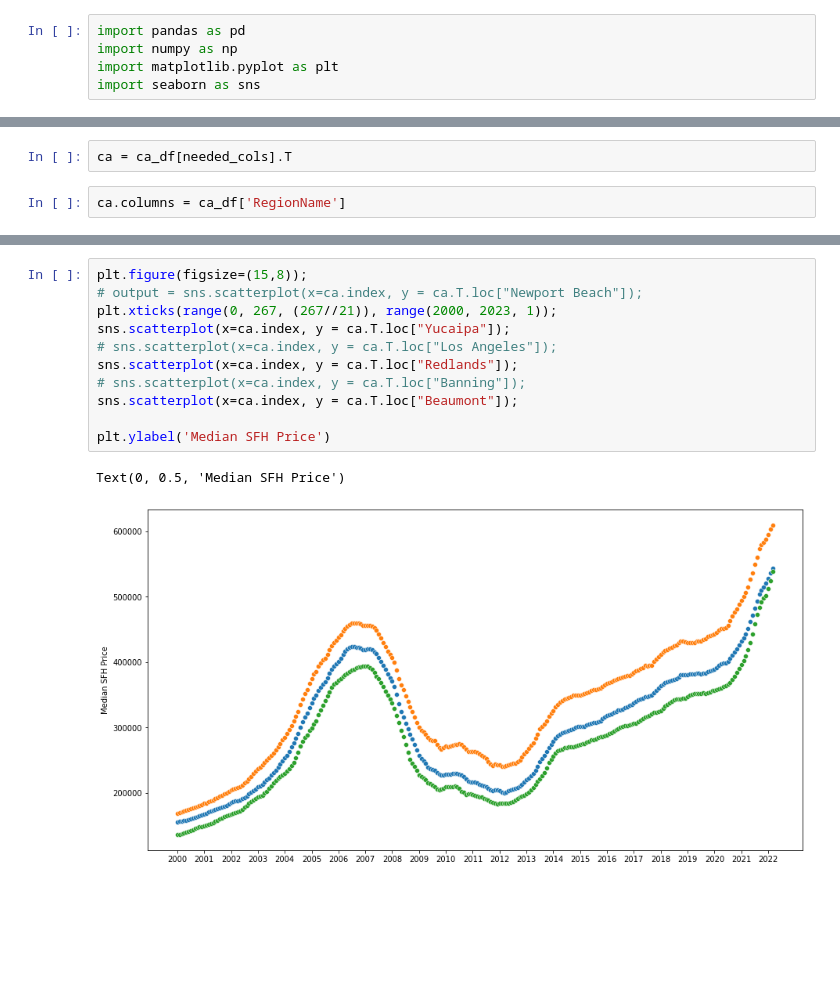
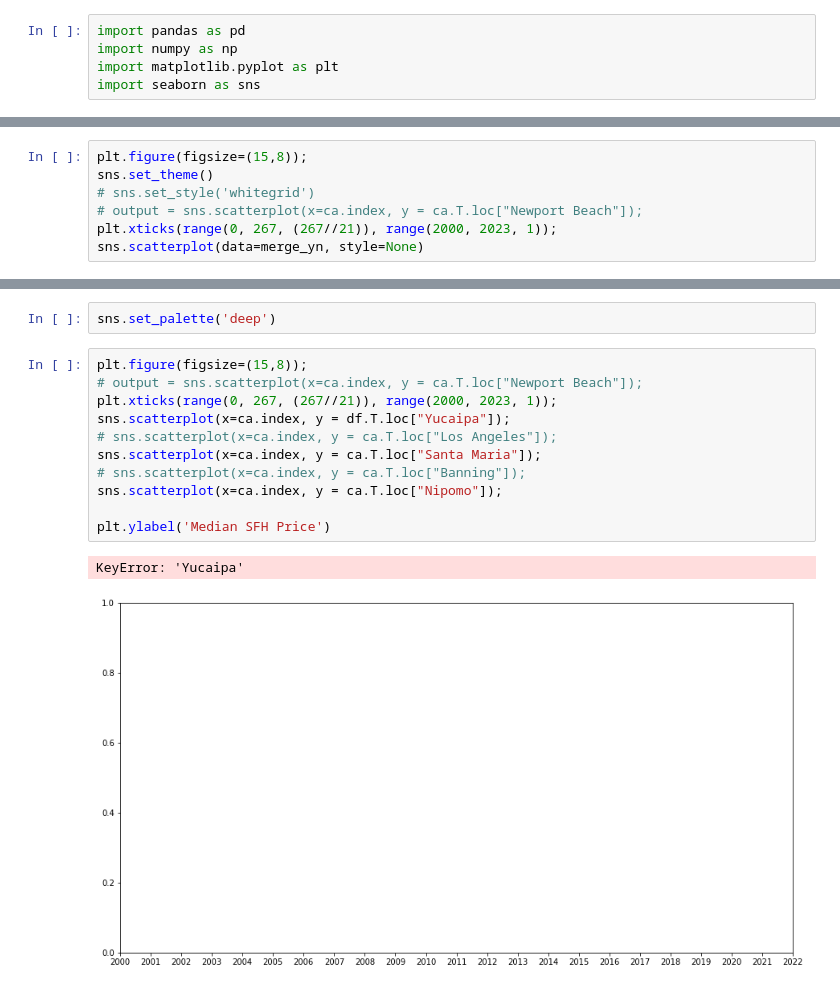
Before and after one commit to sayerjk/realestate-calc, a Jupyter notebook: DS_520_RealEstateCalculator_sjk_v01.ipynb, the cells around one changed output, grey strips where cells are left out. Saved outputs shown, nothing was run; the diff lists cells and outputs as text; blank space fills up the shorter version.

```diff
--- a/DS_520_RealEstateCalculator_sjk_v01.ipynb
+++ b/DS_520_RealEstateCalculator_sjk_v01.ipynb
@@ -70,4 +36,0 @@ Index(['2000-01-31', '2000-02-29', '2000-03-31', '2000-04-30', '2000-05-31',
-# %%
-ca = ca_df[needed_cols].T
-# %%
-ca.columns = ca_df['RegionName']
@@ -89,0 +65,7 @@ ca
+# %%
+plt.figure(figsize=(15,8));
+sns.set_theme()
+# sns.set_style('whitegrid')
+# output = sns.scatterplot(x=ca.index, y = ca.T.loc["Newport Beach"]);
+plt.xticks(range(0, 267, (267//21)), range(2000, 2023, 1));
+sns.scatterplot(data=merge_yn, style=None)
@@ -90,14 +75,16 @@ ca
+# %%
+sns.set_palette('deep')
 # %%
 plt.figure(figsize=(15,8));
 # output = sns.scatterplot(x=ca.index, y = ca.T.loc["Newport Beach"]);
 plt.xticks(range(0, 267, (267//21)), range(2000, 2023, 1));
-sns.scatterplot(x=ca.index, y = ca.T.loc["Yucaipa"]);
+sns.scatterplot(x=ca.index, y = df.T.loc["Yucaipa"]);
 # sns.scatterplot(x=ca.index, y = ca.T.loc["Los Angeles"]);
-sns.scatterplot(x=ca.index, y = ca.T.loc["Redlands"]);
+sns.scatterplot(x=ca.index, y = ca.T.loc["Santa Maria"]);
 # sns.scatterplot(x=ca.index, y = ca.T.loc["Banning"]);
-sns.scatterplot(x=ca.index, y = ca.T.loc["Beaumont"]);
+sns.scatterplot(x=ca.index, y = ca.T.loc["Nipomo"]);
 
 plt.ylabel('Median SFH Price')
 # %% [output]
-Text(0, 0.5, 'Median SFH Price')
+KeyError: 'Yucaipa'
-[figure, old version]
+[figure, new version]
```
Also changed, not shown: parts of 15 cells of this notebook, 3 other files.
